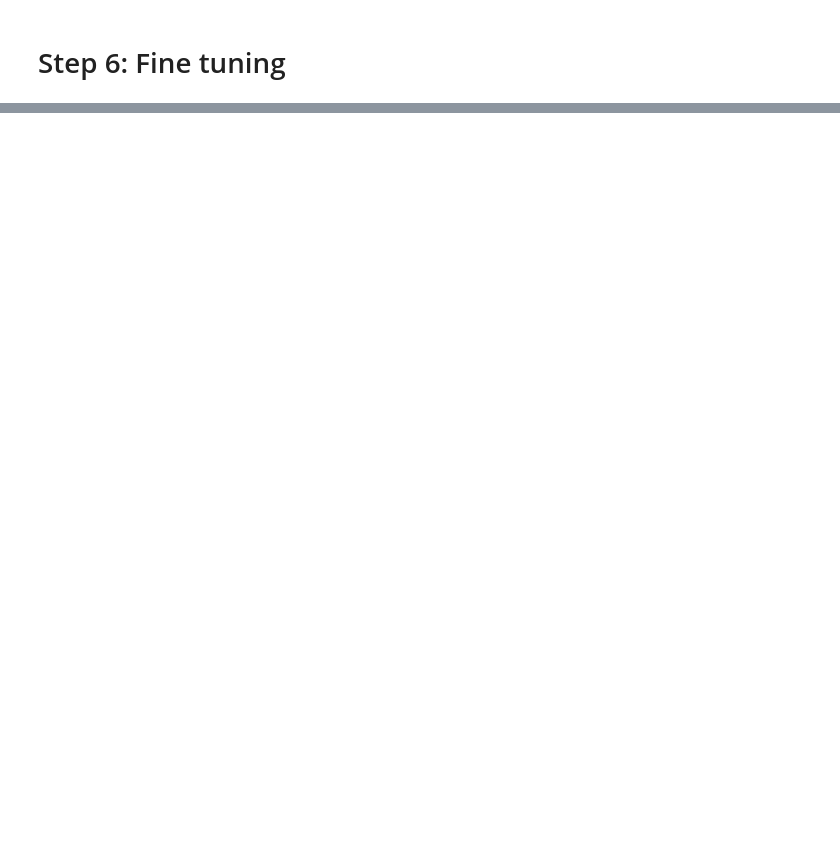
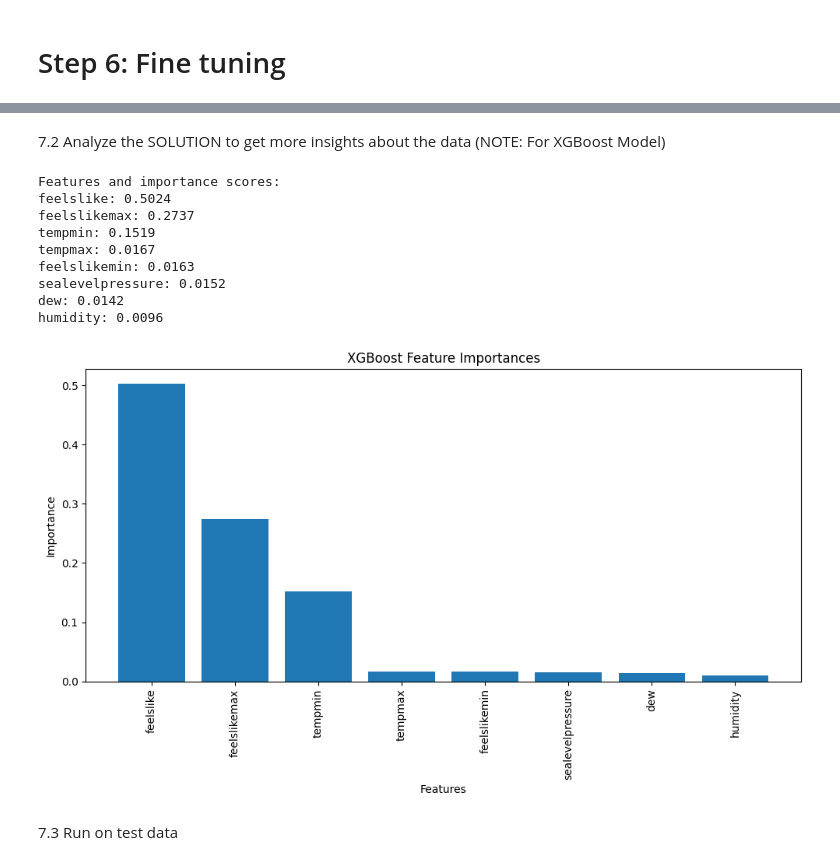
Before and after one commit to lbibi1805-dot/ML_WEATHER_PREDICTION, a Jupyter notebook: team_01 copy.ipynb, the cells around one changed output, grey strips where cells are left out. Saved outputs shown, nothing was run; the diff lists cells and outputs as text; code cells hidden in the pictures; blank space fills up the shorter version.

```diff
--- a/team_01 copy.ipynb
+++ b/team_01 copy.ipynb
@@ -1275,0 +1402,6 @@ Mean RMSE: 2.4684471903562253
+# %%
+search = joblib.load('saved_objects/XGBRegressor_gridsearch.pkl')
+best_model = search.best_estimator_
+print('\n____________ ANALYZE AND TEST SOLUTION ____________')
+print('SOLUTION: ' , best_model)
+store_model(best_model, model_name="SOLUTION")
@@ -1275,0 +1421,42 @@ Mean RMSE: 2.4684471903562253
+# %% [markdown]
+7.2 Analyze the SOLUTION to get more insights about the data (NOTE: For XGBoost Model)
+# %%
+if type(best_model).__name__ == "XGBRegressor":
+    # Get feature importances
+    feature_importances = best_model.feature_importances_
+
+    # Get feature names (assuming X_train.columns contains your feature names)
+    feature_names = X_train.columns.tolist()
+
+    # Create a list of tuples with feature names and their importance scores
+    feature_importance_pairs = list(zip(feature_names, feature_importances))
+
+    # Sort the pairs by importance score in descending order
+    sorted_importances = sorted(feature_importance_pairs, key=lambda x: x[1], reverse=True)
+
+    print('\nFeatures and importance scores:')
+    for name, importance in sorted_importances:
+        print(f"{name}: {importance:.4f}")
+
+    # Optionally, you can create a bar plot of feature importances
+    plt.figure(figsize=(10, 6))
+    plt.bar([x[0] for x in sorted_importances], [x[1] for x in sorted_importances])
+    plt.xticks(rotation=90)
+    plt.xlabel('Features')
+    plt.ylabel('Importance')
+    plt.title('XGBoost Feature Importances')
+    plt.tight_layout()
+    plt.show()
+# %% [output]
+Features and importance scores:
+feelslike: 0.5024
+feelslikemax: 0.2737
+tempmin: 0.1519
+tempmax: 0.0167
+feelslikemin: 0.0163
+sealevelpressure: 0.0152
+dew: 0.0142
+humidity: 0.0096
+[figure, added]
+# %% [markdown]
+7.3 Run on test data
```
Also changed, not shown: parts of 39 cells of this notebook, 17 other files.
